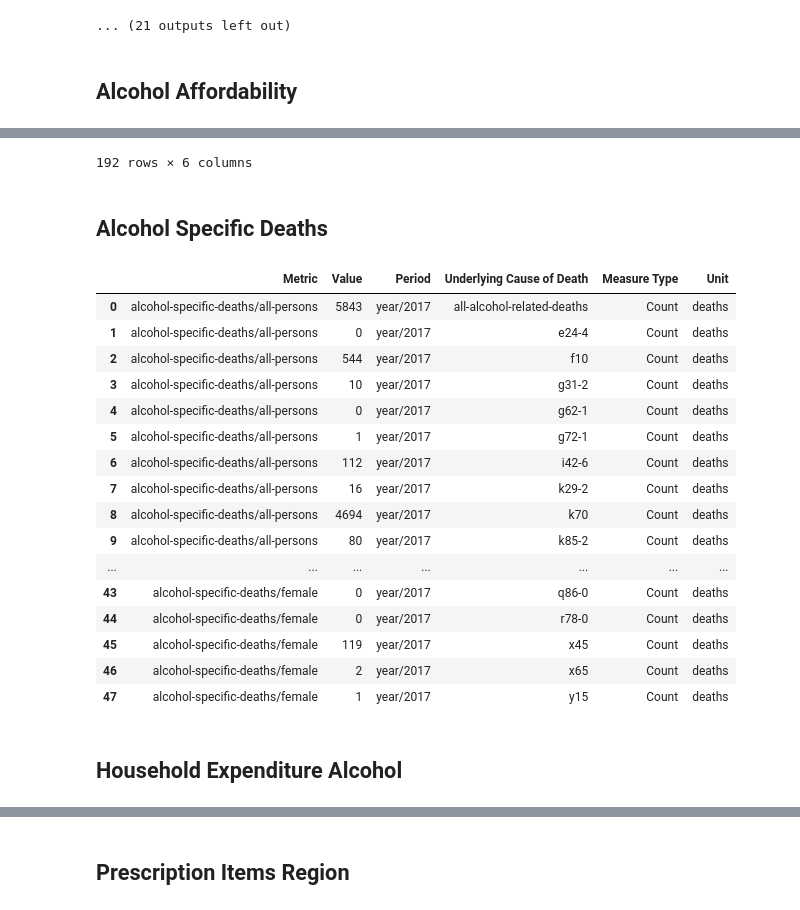
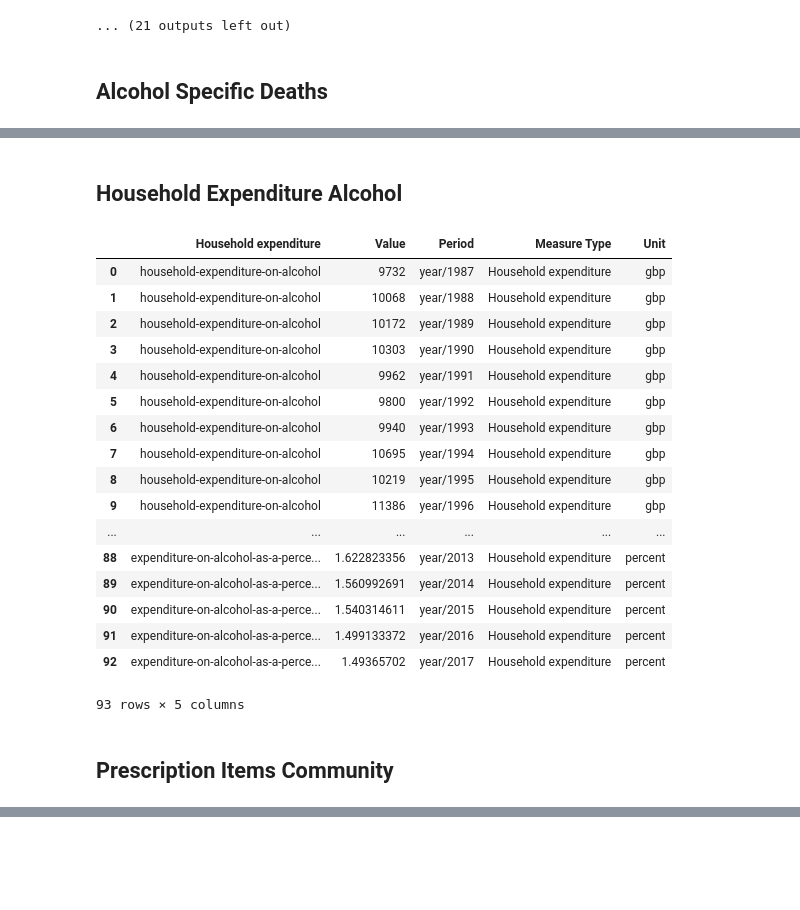
Before and after one commit to GSS-Cogs/NHS-Statistics-on-Alcohol-England, a Jupyter notebook: main.ipynb, the cells around one changed output, grey strips where cells are left out. Drawn from its saved outputs; the diff is of its cells as text; code cells hidden in the pictures; blank space fills up the shorter version.

Commit message:
More specific 'metric' dimensions. Add descriptions.

```diff
--- a/main.ipynb
+++ b/main.ipynb
@@ -215,15 +215,15 @@ out.mkdir(exist_ok=True)
 
 for (filename, table) in tables.items():
     title = titles[filename]
-    if title == 'Alcohol Affordability':
+    if title == 'Alcohol affordability':
         table['Period'] = table['Year'].map(lambda x: f'year/{x}')
         table = table.drop(columns='Year')
         table['Revision'] = table['Metric'].map(
             lambda x: 'revised' if x.endswith(' (revised)') else 'original-value')
-        table['Metric'].cat.rename_categories(
-            lambda x: 'alcohol-affordability/' +
-            pathify(x[:-len(" (18+) (revised)")] if x.endswith(" (18+) (revised)") else
-                    x[:-len(" (revised)")] if x.endswith(" (revised)") else x),
+        table.rename(columns={'Metric': 'Alcohol Affordability'}, inplace=True)
+        table['Alcohol Affordability'].cat.rename_categories(
+            lambda x: pathify(x[:-len(" (18+) (revised)")] if x.endswith(" (18+) (revised)") else
+                      x[:-len(" (revised)")] if x.endswith(" (revised)") else x),
             inplace=True)
         table['Measure Type'] = 'Ratio'
         table['Unit'] = 'index'
@@ -232,17 +232,19 @@ for (filename, table) in tables.items():
         table['Underlying Cause of Death'] = table['ICD10_Code'].map(
             lambda x: pathify(x) if x != 'Total' else 'all-alcohol-related-deaths')
         table = table.drop(columns=['Year', 'ICD10_Code', 'ICD10_Description'])
-        table['Metric'].cat.categories = table['Metric'].cat.categories.map(
-            lambda x: f'alcohol-specific-deaths/{pathify(x)}')
+        table.rename(columns={'Metric': 'Sex'}, inplace=True)
+        table['Sex'].cat.rename_categories(
+            {'All persons': 'T',
+             'Male': 'M', 'Female': 'F'}, inplace=True)
         table['Measure Type'] = 'Count'
         table['Unit'] = 'deaths'
     elif title == 'Household Expenditure Alcohol':
         table['Period'] = table['Year'].map(lambda x: f'year/{x}')
-        table['Metric'].cat.categories = table['Metric'].cat.categories.map(
-            lambda x: f'household-expenditure/{pathify(x)}')
+        table.rename(columns={'Metric': 'Household expenditure'}, inplace=True)
+        table['Household expenditure'].cat.rename_categories(pathify, inplace=True)
         table = table.drop(columns=['Year', 'Unnamed: 3', 'Unnamed: 4'])
         table['Measure Type'] = 'Household expenditure'
-        table['Unit'] = table['Metric'].map(
+        table['Unit'] = table['Household expenditure'].map(
             lambda x: 'percent' if 'percentage' in x else 'gbp')
         table['Value'] = table['Value'].map(
             lambda x: x.replace(',', ''))
@@ -254,12 +256,13 @@ for (filename, table) in tables.items():
         table['Unit'] = table['Metric'].map(
             lambda x: 'gbp' if x.endswith('(£)') else 'gbp-thousands' if x.endswith('(£ 000s)') else 'prescription-items')
         table['Metric'].cat.rename_categories({
-            'Average Net Ingredient Cost per item (£)': 'prescriptions/average-net-ingredient-cost-per-item',
-            'Net Ingredient Cost (£ 000s)': 'prescriptions/net-ingredient-cost',
-            'Prescribed in NHS hospitals': 'prescriptions/prescribed-in-nhs-hospitals',
-            'Prescribed in primary care': 'prescriptions/prescribed-in-primary-care',
-            'Prescription Items - All Settings': 'prescriptions/all-prescription-settings'
+            'Average Net Ingredient Cost per item (£)': 'average-net-ingredient-cost-per-item',
+            'Net Ingredient Cost (£ 000s)': 'net-ingredient-cost',
+            'Prescribed in NHS hospitals': 'prescribed-in-nhs-hospitals',
+            'Prescribed in primary care': 'prescribed-in-primary-care',
+            'Prescription Items - All Settings': 'all-prescription-settings'
         }, inplace=True)
+        table.rename(columns={'Metric': 'Prescription'}, inplace=True)
         table['Prescription item'].cat.rename_categories(pathify, inplace=True)
         table = table.drop(columns=['Year'])
         table['Measure Type'] = table['Unit'].map(
@@ -276,8 +279,8 @@ for (filename, table) in tables.items():
         }, inplace=True)
         table.drop(table[(table['Geography'] == 'XXXXXXXX') |
                          (table['Geography'].isna())].index, inplace=True)
-        table['Metric'].cat.rename_categories(
-            lambda x: f'prescriptions/{pathify(x)}', inplace=True)
+        table['Metric'].cat.rename_categories(pathify, inplace=True)
+        table.rename(columns={'Metric': 'Prescription'}, inplace=True)
         table['Prescription item'].cat.rename_categories(pathify, inplace=True)
         table = table.drop(columns=['Year', 'Org_Code', 'Org_Name'])
         table['Measure Type'] = 'Count'
@@ -293,4 +296,4 @@ for (filename, table) in tables.items():
     schema = CSVWSchema('https://ons-opendata.github.io/ref_alcohol/')
     schema.create(out / f'{pathify(title)}.csv', out / f'{pathify(title)}.csv-schema.json')
 # %% [output]
-Alcohol Affordability
+Alcohol Specific Deaths
@@ -314,20 +317,20 @@ Alcohol Affordability
-192 rows × 6 columns
-Alcohol Specific Deaths
+Household Expenditure Alcohol
-|  | Metric | Value | Period | Underlying Cause of Death | Measure Type | Unit |
-| 0 | alcohol-specific-deaths/all-persons | 5843 | year/2017 | all-alcohol-related-deaths | Count | deaths |
-| 1 | alcohol-specific-deaths/all-persons | 0 | year/2017 | e24-4 | Count | deaths |
-| 2 | alcohol-specific-deaths/all-persons | 544 | year/2017 | f10 | Count | deaths |
-| 3 | alcohol-specific-deaths/all-persons | 10 | year/2017 | g31-2 | Count | deaths |
-| 4 | alcohol-specific-deaths/all-persons | 0 | year/2017 | g62-1 | Count | deaths |
-| 5 | alcohol-specific-deaths/all-persons | 1 | year/2017 | g72-1 | Count | deaths |
-| 6 | alcohol-specific-deaths/all-persons | 112 | year/2017 | i42-6 | Count | deaths |
-| 7 | alcohol-specific-deaths/all-persons | 16 | year/2017 | k29-2 | Count | deaths |
-| 8 | alcohol-specific-deaths/all-persons | 4694 | year/2017 | k70 | Count | deaths |
-| 9 | alcohol-specific-deaths/all-persons | 80 | year/2017 | k85-2 | Count | deaths |
-| ... | ... | ... | ... | ... | ... | ... |
-| 43 | alcohol-specific-deaths/female | 0 | year/2017 | q86-0 | Count | deaths |
-| 44 | alcohol-specific-deaths/female | 0 | year/2017 | r78-0 | Count | deaths |
-| 45 | alcohol-specific-deaths/female | 119 | year/2017 | x45 | Count | deaths |
-| 46 | alcohol-specific-deaths/female | 2 | year/2017 | x65 | Count | deaths |
-| 47 | alcohol-specific-deaths/female | 1 | year/2017 | y15 | Count | deaths |
+|  | Household expenditure | Value | Period | Measure Type | Unit |
+| 0 | household-expenditure-on-alcohol | 9732 | year/1987 | Household expenditure | gbp |
+| 1 | household-expenditure-on-alcohol | 10068 | year/1988 | Household expenditure | gbp |
+| 2 | household-expenditure-on-alcohol | 10172 | year/1989 | Household expenditure | gbp |
+| 3 | household-expenditure-on-alcohol | 10303 | year/1990 | Household expenditure | gbp |
+| 4 | household-expenditure-on-alcohol | 9962 | year/1991 | Household expenditure | gbp |
+| 5 | household-expenditure-on-alcohol | 9800 | year/1992 | Household expenditure | gbp |
+| 6 | household-expenditure-on-alcohol | 9940 | year/1993 | Household expenditure | gbp |
+| 7 | household-expenditure-on-alcohol | 10695 | year/1994 | Household expenditure | gbp |
+| 8 | household-expenditure-on-alcohol | 10219 | year/1995 | Household expenditure | gbp |
+| 9 | household-expenditure-on-alcohol | 11386 | year/1996 | Household expenditure | gbp |
+| ... | ... | ... | ... | ... | ... |
+| 88 | expenditure-on-alcohol-as-a-perce... | 1.622823356 | year/2013 | Household expenditure | percent |
+| 89 | expenditure-on-alcohol-as-a-perce... | 1.560992691 | year/2014 | Household expenditure | percent |
+| 90 | expenditure-on-alcohol-as-a-perce... | 1.540314611 | year/2015 | Household expenditure | percent |
+| 91 | expenditure-on-alcohol-as-a-perce... | 1.499133372 | year/2016 | Household expenditure | percent |
+| 92 | expenditure-on-alcohol-as-a-perce... | 1.49365702 | year/2017 | Household expenditure | percent |
+93 rows × 5 columns
-Household Expenditure Alcohol
+Prescription Items Community
@@ -371 +373,0 @@ Prescription Items Community
-Prescription Items Region
```
Also changed, not shown: parts of 3 cells of this notebook.
